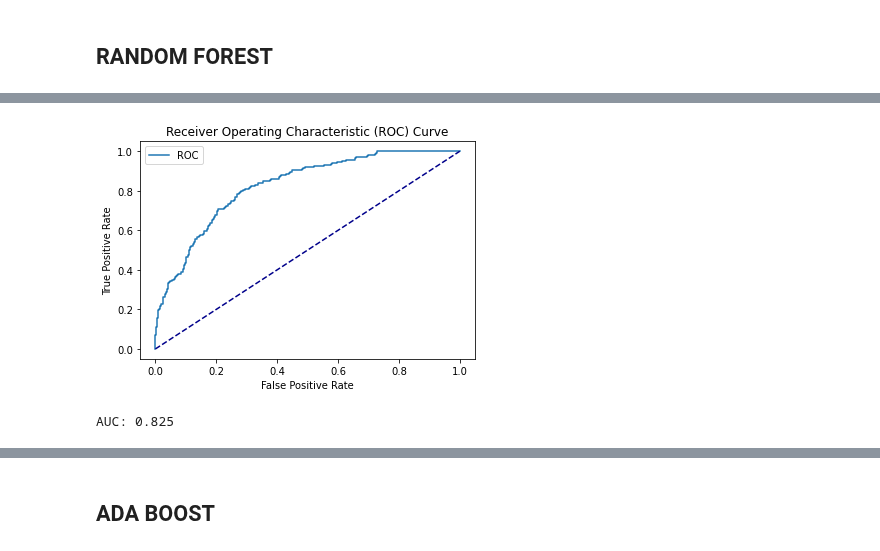
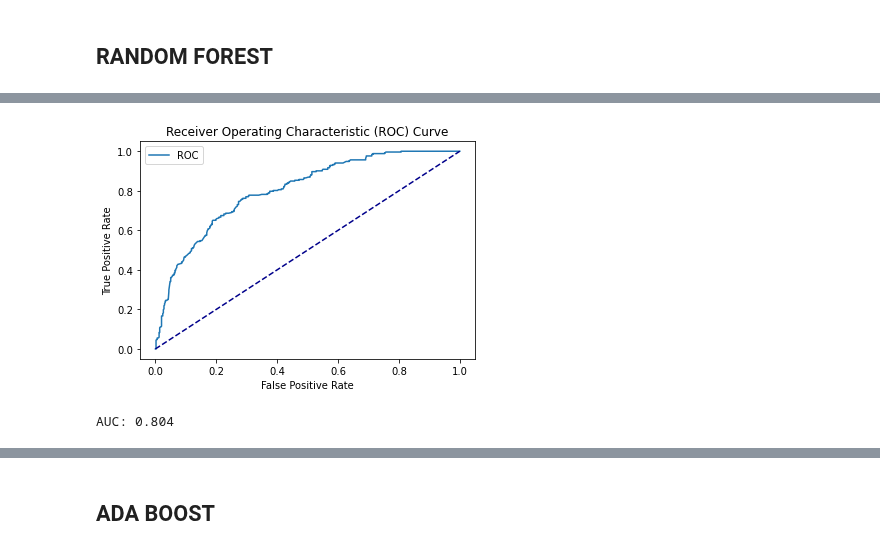
Before and after one commit to AndreaScarpellini1/ML-Project, a Jupyter notebook: Project .ipynb, the cells around one changed output, grey strips where cells are left out. Cells and saved outputs as stored; diff of their text form; code cells hidden in the pictures.

Commit message:
update + scaler
scaler on train only and oversampling

```diff
--- a/Project .ipynb
+++ b/Project .ipynb
@@ -487,5 +503,5 @@ As first part of the analysis we deal with not over-sampled data, so with an unb
 # %%
-X=pd.concat([scaled_num,dummies], axis = 1)
+X=pd.concat([num,dummies], axis = 1)
 print(X.shape)
 X.tail()
 # %% [output]
@@ -507,7 +525,7 @@ from sklearn.model_selection import train_test_split
 
 #SPLIT DATA INTO TRAIN AND TEST SET
 X_train, X_test, y_train, y_test = train_test_split(X, y,
-                                                    test_size =0.30,
+                                                    test_size =0.25,
                                                     stratify=y,        #preserve target propotions (probviamo non stratificata)
                                                     random_state= 321) #fix random seed for replicability
 
@@ -516,0 +538,6 @@ print( X_train.shape, X_test.shape)
+# %%
+scaler = StandardScaler().fit(X_train[num.columns])
+X_train[num.columns] = scaler.transform(X_train[num.columns])
+#scaled_train_num.columns =num.columns
+
+X_train.head()
@@ -516,0 +552,4 @@ print( X_train.shape, X_test.shape)
+# %%
+#Now lets's apply the scaler to the test set
+X_test[num.columns] = scaler.transform(X_test[num.columns])
+X_test.head()
@@ -759,9 +810,9 @@ precision  train 0.806   test 0.726
 # %%
-rand_forest=RandomForestClassifier(criterion= 'gini', max_depth= 7, min_samples_leaf= 4, min_samples_split= 6, n_estimators= 24)
+rand_forest=RandomForestClassifier(criterion= 'gini', max_depth= 5, min_samples_leaf= 4, min_samples_split= 9, n_estimators= 4)
 fpr7,tpr7,AUC7=roc(rand_forest,X_train,y_train,X_test,y_test)
 # %% [output]
-[figure, old version]
+[figure, new version]
-AUC: 0.825
+AUC: 0.804
 # %%
 fig, axes = plt.subplots(figsize=[40,8])
 graph=sns.barplot(x=X_train.columns, y=rand_forest.feature_importances_, palette="Blues_d")
```
Also changed, not shown: parts of 71 cells of this notebook, 1 other file.
